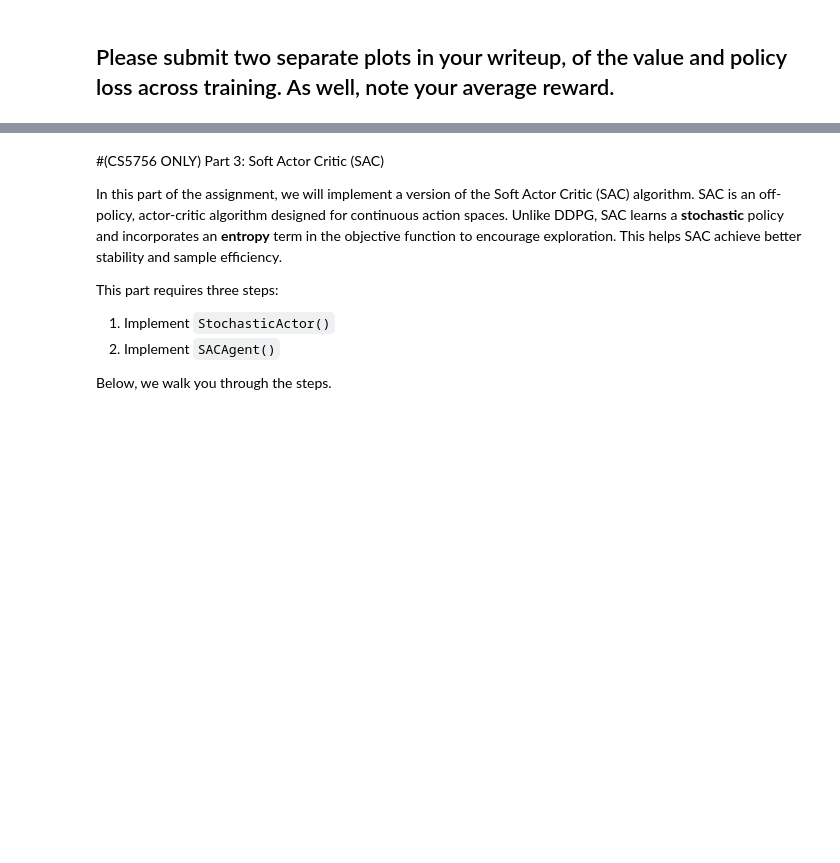
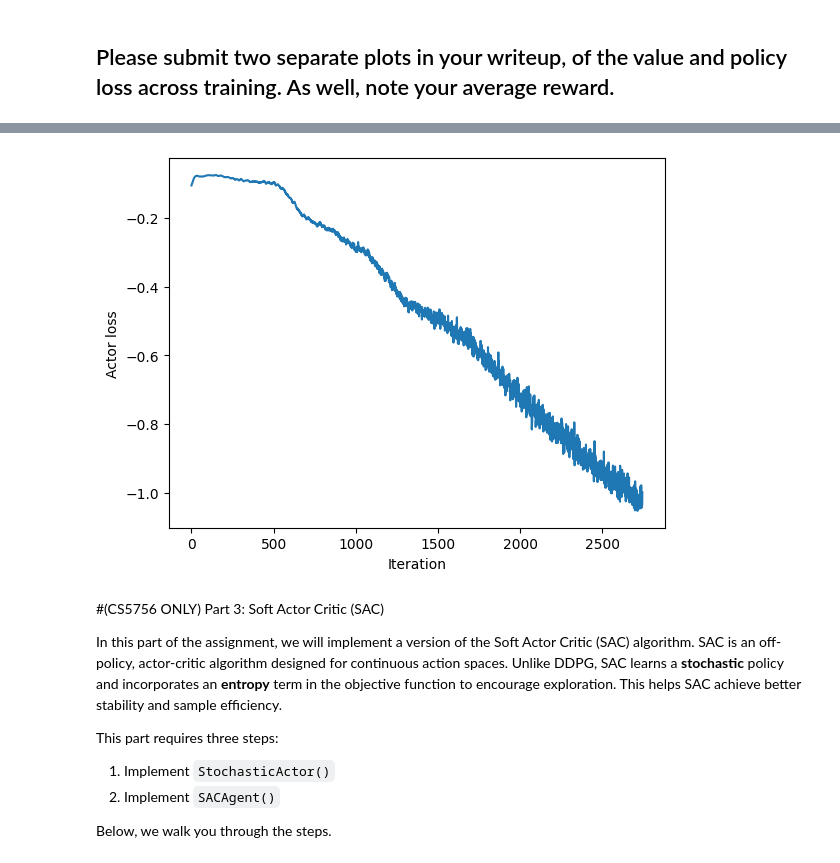
Before and after one commit to tzuyunhsu/robot-learning, a Jupyter notebook: assignments/A3/CS4756_SP25_A3_Student.ipynb, the cells around one changed output, grey strips where cells are left out. Saved outputs shown, nothing was run; the diff lists cells and outputs as text; code cells hidden in the pictures; blank space fills up the shorter version.

```diff
--- a/assignments/A3/CS4756_SP25_A3_Student.ipynb
+++ b/assignments/A3/CS4756_SP25_A3_Student.ipynb
@@ -999,3 +1104,12 @@ visualize(env, algorithm=ddpg_agent, video_name="ddpg")
+# %%
+# Feel free to use this space for plotting.
+plt.plot(actor_losses)
+#plt.plot(iterations, critic_losses, label='Critic Loss')
+plt.xlabel("Iteration")
+plt.ylabel("Actor loss")
+plt.show()
+# %% [output]
+[figure, added]
 # %% [markdown]
 #(CS5756 ONLY) Part 3: Soft Actor Critic (SAC)
 
```
Also changed, not shown: parts of 5 cells of this notebook.
